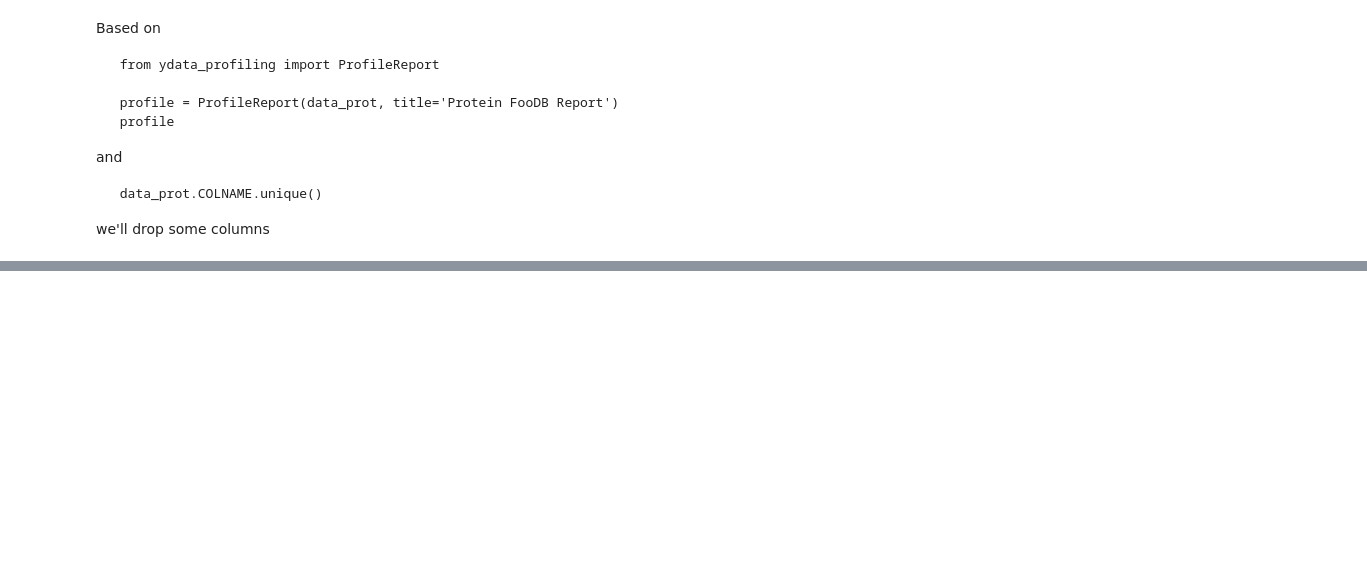
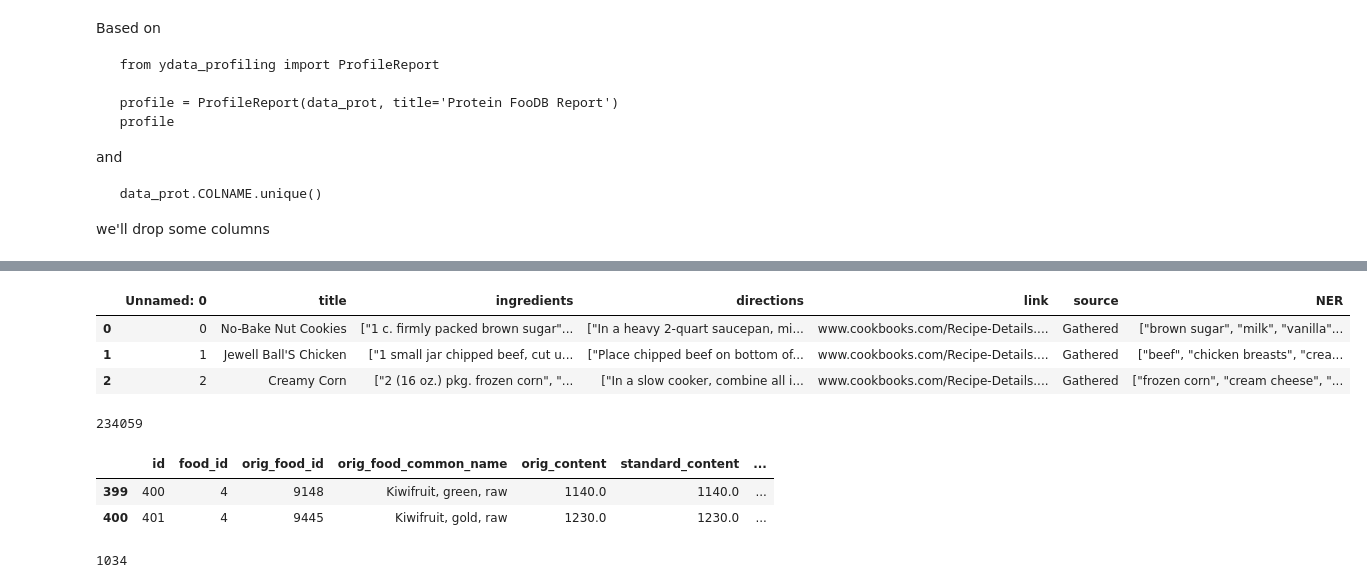
Before and after one commit to radswn/sir-protein, a Jupyter notebook: notebooks/foodb-exp.ipynb, the cells around one changed output, grey strips where cells are left out. Cells and saved outputs as stored; diff of their text form; code cells hidden in the pictures; blank space fills up the shorter version.

```diff
--- a/notebooks/foodb-exp.ipynb
+++ b/notebooks/foodb-exp.ipynb
@@ -83,0 +67,9 @@ data_prot[data_prot['orig_food_common_name'].str.contains('Onions')]
+# %%
+nlg = pd.read_csv("../data/recipeNLG/full_dataset.csv")
+# %%
+nlg.head(3)
+# %% [output]
+|  | Unnamed: 0 | title | ingredients | directions | link | source | NER |
+| 0 | 0 | No-Bake Nut Cookies | ["1 c. firmly packed brown sugar"... | ["In a heavy 2-quart saucepan, mi... | www.cookbooks.com/Recipe-Details.... | Gathered | ["brown sugar", "milk", "vanilla"... |
+| 1 | 1 | Jewell Ball'S Chicken | ["1 small jar chipped beef, cut u... | ["Place chipped beef on bottom of... | www.cookbooks.com/Recipe-Details.... | Gathered | ["beef", "chicken breasts", "crea... |
+| 2 | 2 | Creamy Corn | ["2 (16 oz.) pkg. frozen corn", "... | ["In a slow cooker, combine all i... | www.cookbooks.com/Recipe-Details.... | Gathered | ["frozen corn", "cream cheese", "... |
@@ -83,0 +85,10 @@ data_prot[data_prot['orig_food_common_name'].str.contains('Onions')]
+# %%
+len(ingredients)
+# %% [output]
+234059
+# %%
+data_prot.head(2)
+# %% [output]
+|  | id | food_id | orig_food_id | orig_food_common_name | orig_content | standard_content | ... |
+| 399 | 400 | 4 | 9148 | Kiwifruit, green, raw | 1140.0 | 1140.0 | ... |
+| 400 | 401 | 4 | 9445 | Kiwifruit, gold, raw | 1230.0 | 1230.0 | ... |
@@ -83,0 +102,4 @@ data_prot[data_prot['orig_food_common_name'].str.contains('Onions')]
+# %%
+len(foodb_ingr)
+# %% [output]
+1034
```
Also changed, not shown: parts of 18 cells of this notebook.
